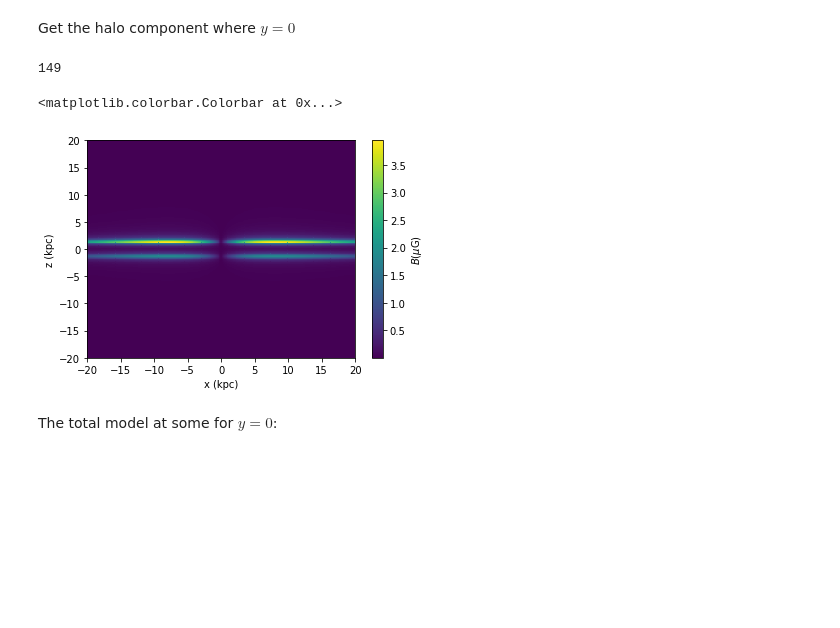
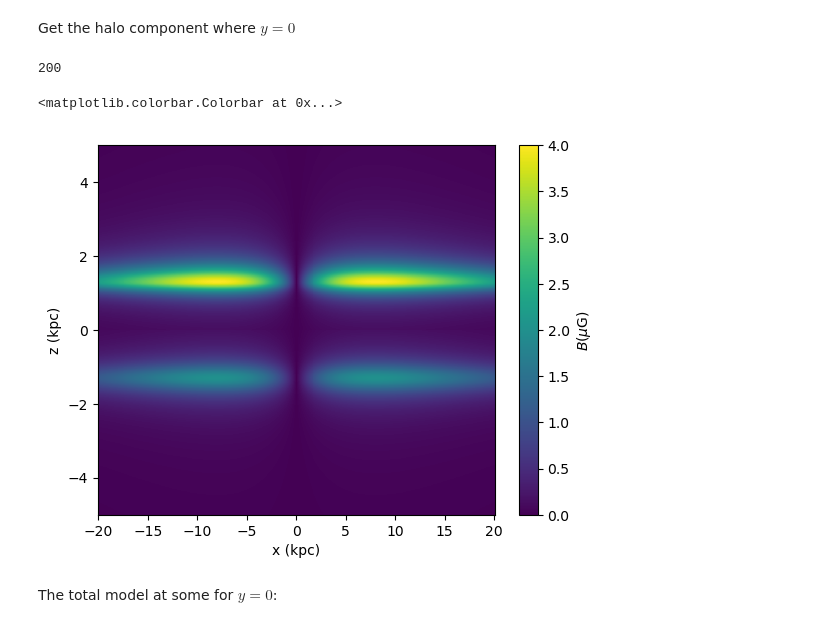
Before and after one commit to me-manu/gammaALPs, a Jupyter notebook: notebooks/example_GMF.ipynb, the cells around one changed output. Cells and saved outputs as stored; diff of their text form; code cells hidden in the pictures; blank space fills up the shorter version.

```diff
--- a/notebooks/example_GMF.ipynb
+++ b/notebooks/example_GMF.ipynb
@@ -11,10 +11,10 @@ import matplotlib.pyplot as plt
 # %% [markdown]
 First we build 3D coordinate arrays in galactocentric coordinates $(\rho, \phi, z)$, where $\rho$ and $z$ are in units of kpc.
 # %%
-x = np.linspace(-20.,20.,300)
-y = np.linspace(-20.,20.,300)
-z = np.linspace(-20.,20.,300)
-xx,yy,zz = np.meshgrid(x, y, z, indexing = 'ij')
+x = np.arange(-20.,20.1,0.1)
+y = np.arange(-20.,20.1,0.1)
+z = np.arange(-5.,5.01,0.01)
+xx,yy,zz = np.meshgrid(x, y, z, indexing='ij')
 # %%
 rr = np.sqrt(xx ** 2. + yy ** 2.) # rho component
 pp = np.arctan2(yy, xx) # phi component
@@ -29,7 +29,7 @@ print (rr.shape)
 # %% [markdown]
 For the Pshirkov model, both the bisymmetric (BSS) and the axisymmetric (ASS) versions are available.
 # %%
-pshirkov = gmf.GMFPshirkov(mode='ASS')
+pshirkov = gmf.GMFPshirkov(model='ASS')
 # %% [markdown]
 Get the disk component for the plane where $z = 0$
 # %%
@@ -57,22 +57,22 @@ Get the halo component where $y = 0$
 idy = np.argmin(np.abs(y))
 print (idy)
 # %% [output]
-149
+200
 # %%
 Bhalo = np.zeros_like(xx[:,idy,:])
 for i,xi in enumerate(xx[:,idy,:]):
     # returns (3,N),(N) tuple, first entry is field, second entry is abs value
     b = pshirkov.Bhalo(rho=np.sqrt(xi**2. + y[idy]**2.),
                        z=zz[i,idy,:])
-    Bhalo[:,i] = b[1]
+    Bhalo[i,:] = b[1]
 # %%
-p = plt.pcolormesh(xx[:,idy,:], zz[:,idy,:], Bhalo.T)
+p = plt.pcolormesh(xx[:,idy,:], zz[:,idy,:], Bhalo)
 plt.xlabel('x (kpc)')
 plt.ylabel('z (kpc)')
 plt.colorbar(p, label = '$B (\mu\mathrm{G})$')
 # %% [output]
 <matplotlib.colorbar.Colorbar at 0x...>
-[figure, old version]
+[figure, new version]
 # %% [markdown]
 The total model at some for $y = 0$:
 # %% [markdown]
```
Also changed, not shown: parts of 18 cells of this notebook, 11 other files.
